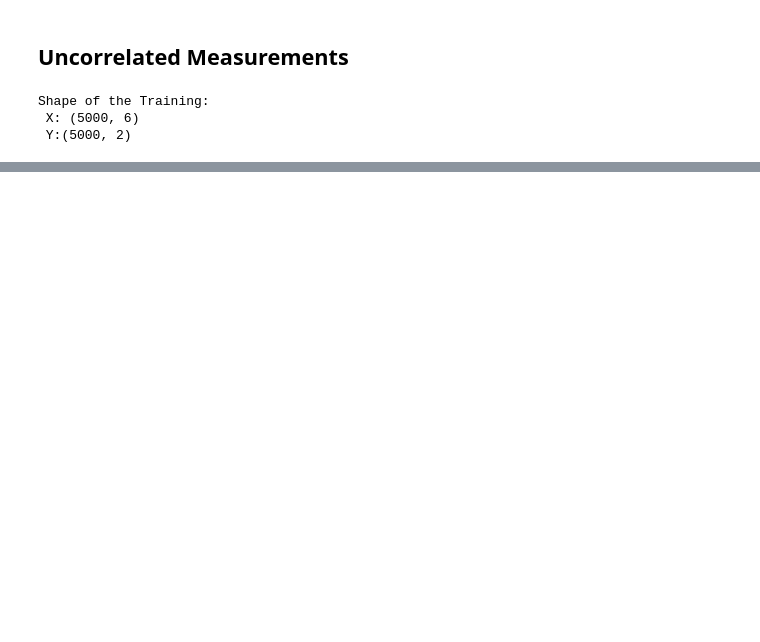
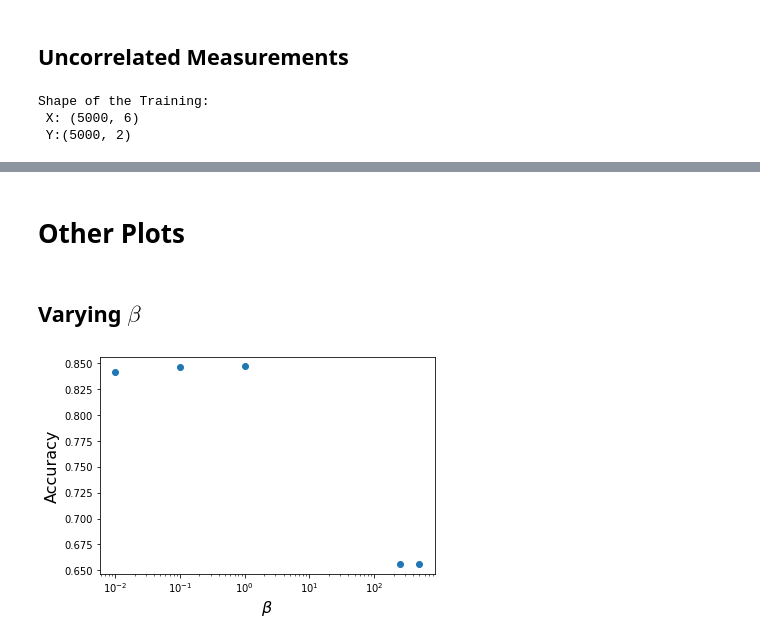
Before and after one commit to nahumsa/Entanglement-VAE, a Jupyter notebook: VAE Entanglement Witness.ipynb, the cells around one changed output, grey strips where cells are left out. Drawn from its saved outputs; the diff is of its cells as text; code cells hidden in the pictures; blank space fills up the shorter version.

```diff
--- a/VAE Entanglement Witness.ipynb
+++ b/VAE Entanglement Witness.ipynb
@@ -575,0 +626,15 @@ plt.show()
+# %% [markdown]
+# Other Plots
+# %% [markdown]
+## Varying $\beta$
+# %%
+beta = [0.01,0.1,1,250,500]
+acc = [0.842, 0.846, 0.847,0.656,0.656]
+plt.plot(beta, acc, 'o');
+plt.xlabel(r'$\beta$', size=16)
+plt.xscale('log')
+plt.ylabel('Accuracy', size=16)
+#plt.title(r'Varying $\beta$')
+plt.show()
+# %% [output]
+[figure, added]
```
Also changed, not shown: parts of 12 cells of this notebook.
